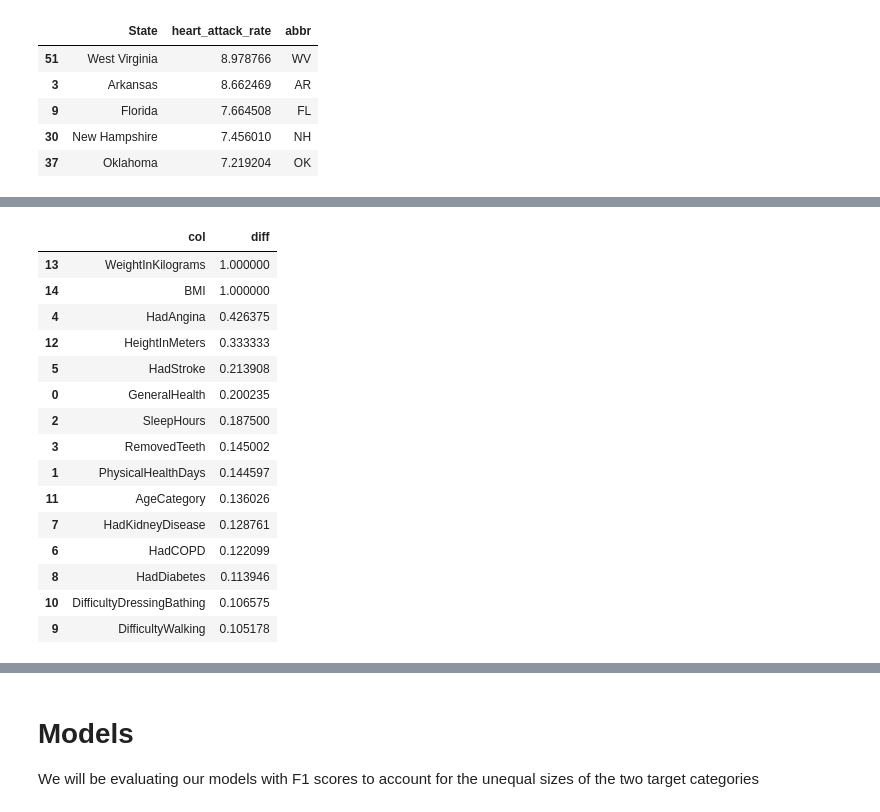
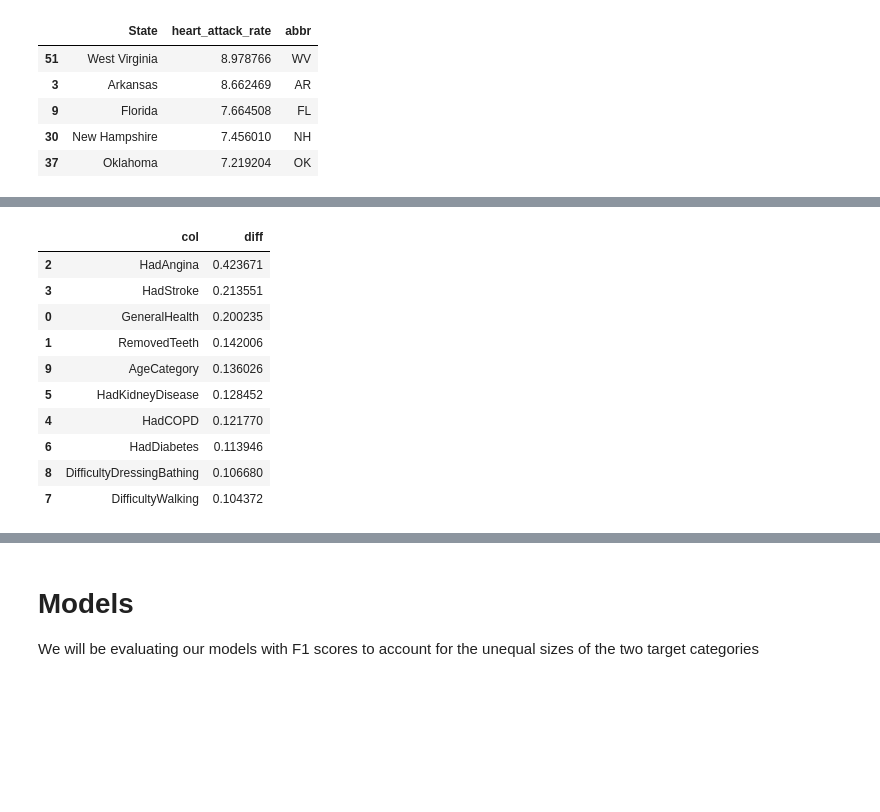
Before and after one commit to gracegmc/HeartDiseaseRiskPredictor, a Jupyter notebook: notebook_grace.ipynb, the cells around one changed output, grey strips where cells are left out. Drawn from its saved outputs; the diff is of its cells as text; code cells hidden in the pictures; blank space fills up the shorter version.

```diff
--- a/notebook_grace.ipynb
+++ b/notebook_grace.ipynb
@@ -204,9 +204,10 @@ def mapping_categories(df):
 def handle_missing(df):
     out = df.copy()
     for col in out:
-        if out[col].dtype == 'float64':
+        if pd.api.types.is_numeric_dtype(out[col]):
             if out[col].isna().sum() != 0:
                 missingness_indicator = col+'missing'
+                # print(f'missineness {col} = {out[col].isna().sum()}')
                 out[missingness_indicator] = out[col].isna()
                 out[col] = out[col].fillna(out[col].median())
         elif out[col].dtype == 'category':
@@ -214,7 +215,7 @@ def handle_missing(df):
         else:
             # print(col)
             pass
-        return out
+    return out
 # %%
 # load dataset and clean
 data = pd.read_csv('data/heart_2022_with_nans.csv')
@@ -360,58 +381,75 @@ state_rates.sort_values('heart_attack_rate', ascending=False).head(5)
+# %%
+continous_cols = []
+for col in data_imputed.columns:
+    if data_imputed[col].unique().size > 15:
+        # print(f'------- {col} --------')
+        # print(f'num unique = {data_imputed[col].unique().size}')
+        # print(f'values = { ", ".join(str(x) for x in data_imputed[col].unique()) }')
+        continous_cols += [col]
 # %%
-cols = ['Sex', 'GeneralHealth', 'PhysicalHealthDays',
-       'MentalHealthDays', 'LastCheckupTime', 'PhysicalActivities',
-       'SleepHours', 'RemovedTeeth', 'HadAngina',
-       'HadStroke', 'HadAsthma', 'HadSkinCancer', 'HadCOPD',
-       'HadDepressiveDisorder', 'HadKidneyDisease', 'HadArthritis',
-       'HadDiabetes', 'DeafOrHardOfHearing', 'BlindOrVisionDifficulty',
-       'DifficultyConcentrating', 'DifficultyWalking',
-       'DifficultyDressingBathing', 'DifficultyErrands', 'SmokerStatus',
-       'ECigaretteUsage', 'ChestScan', 'RaceEthnicityCategory', 'AgeCategory',
-       'HeightInMeters', 'WeightInKilograms', 'BMI', 'AlcoholDrinkers',
-       'HIVTesting', 'FluVaxLast12', 'PneumoVaxEver', 'TetanusLast10Tdap',
+categorical_cols = ['Sex', 'GeneralHealth', 'LastCheckupTime', 'PhysicalActivities',
+       'RemovedTeeth', 'HadAngina', 'HadStroke', 'HadAsthma', 'HadSkinCancer', 'HadCOPD',
+       'HadDepressiveDisorder', 'HadKidneyDisease', 'HadArthritis', 'HadDiabetes',
+       'DeafOrHardOfHearing', 'BlindOrVisionDifficulty', 'DifficultyConcentrating',
+       'DifficultyWalking', 'DifficultyDressingBathing', 'DifficultyErrands',
+       'SmokerStatus', 'ECigaretteUsage', 'ChestScan', 'RaceEthnicityCategory', 'AgeCategory',
+       'AlcoholDrinkers', 'HIVTesting', 'FluVaxLast12', 'PneumoVaxEver', 'TetanusLast10Tdap',
        'HighRiskLastYear', 'CovidPos']
 
+continous_cols = ['PhysicalHealthDays', 'MentalHealthDays', 'SleepHours',
+                  'HeightInMeters', 'WeightInKilograms', 'BMI']
+
+missingness_cols = ['GeneralHealthmissing', 'PhysicalHealthDaysmissing',
+                    'MentalHealthDaysmissing', 'LastCheckupTimemissing',
+                    'PhysicalActivitiesmissing', 'SleepHoursmissing',
+                    'RemovedTeethmissing', 'HadAnginamissing','HadStrokemissing',
+                    'HadAsthmamissing', 'HadSkinCancermissing', 'HadCOPDmissing',
+                    'HadDepressiveDisordermissing', 'HadKidneyDiseasemissing',
+                    'HadArthritismissing', 'HadDiabetesmissing',
+                    'DeafOrHardOfHearingmissing', 'BlindOrVisionDifficultymissing',
+                    'DifficultyConcentratingmissing', 'DifficultyWalkingmissing',
+                    'DifficultyDressingBathingmissing', 'DifficultyErrandsmissing',
+                    'SmokerStatusmissing', 'ECigaretteUsagemissing', 'ChestScanmissing',
+                    'AgeCategorymissing', 'HeightInMetersmissing','WeightInKilogramsmissing',
+                    'BMImissing', 'AlcoholDrinkersmissing', 'HIVTestingmissing',
+                    'FluVaxLast12missing', 'PneumoVaxEvermissing',
+                    'HighRiskLastYearmissing', 'CovidPosmissing']
 diff_greater_than_10 = {}
 
-for col in cols:
+for col in categorical_cols:
     grouped_proportions = data_imputed.groupby(col, observed=False)["HadHeartAttack"]\
         .apply(lambda x: (x == 1).mean()).sort_values()
     diff = grouped_proportions.iloc[-1] - grouped_proportions.iloc[0]
 
 
     if diff > 0.10:
         # print(f"{col} difference = {diff}")
         # sns.histplot(
         #     data=data_imputed,
         #     x=col,
         #     hue="HadHeartAttack",
         #     stat="density",
         #     common_norm=False
         # )
         diff_greater_than_10[col] = diff
 
 proportion_diff_df = (
     pd.Series(diff_greater_than_10, name="diff")
       .rename_axis("col")
       .reset_index()
       .sort_values("diff", ascending=False)
 )
 
 proportion_diff_df
 # %% [output]
 |  | col | diff |
-| 13 | WeightInKilograms | 1.000000 |
-| 14 | BMI | 1.000000 |
-| 4 | HadAngina | 0.426375 |
-| 12 | HeightInMeters | 0.333333 |
-| 5 | HadStroke | 0.213908 |
+| 2 | HadAngina | 0.423671 |
+| 3 | HadStroke | 0.213551 |
 | 0 | GeneralHealth | 0.200235 |
-| 2 | SleepHours | 0.187500 |
-| 3 | RemovedTeeth | 0.145002 |
-| 1 | PhysicalHealthDays | 0.144597 |
-| 11 | AgeCategory | 0.136026 |
-| 7 | HadKidneyDisease | 0.128761 |
-| 6 | HadCOPD | 0.122099 |
-| 8 | HadDiabetes | 0.113946 |
-| 10 | DifficultyDressingBathing | 0.106575 |
-| 9 | DifficultyWalking | 0.105178 |
+| 1 | RemovedTeeth | 0.142006 |
+| 9 | AgeCategory | 0.136026 |
+| 5 | HadKidneyDisease | 0.128452 |
+| 4 | HadCOPD | 0.121770 |
+| 6 | HadDiabetes | 0.113946 |
+| 8 | DifficultyDressingBathing | 0.106680 |
+| 7 | DifficultyWalking | 0.104372 |
```
Also changed, not shown: parts of 5 cells of this notebook.
